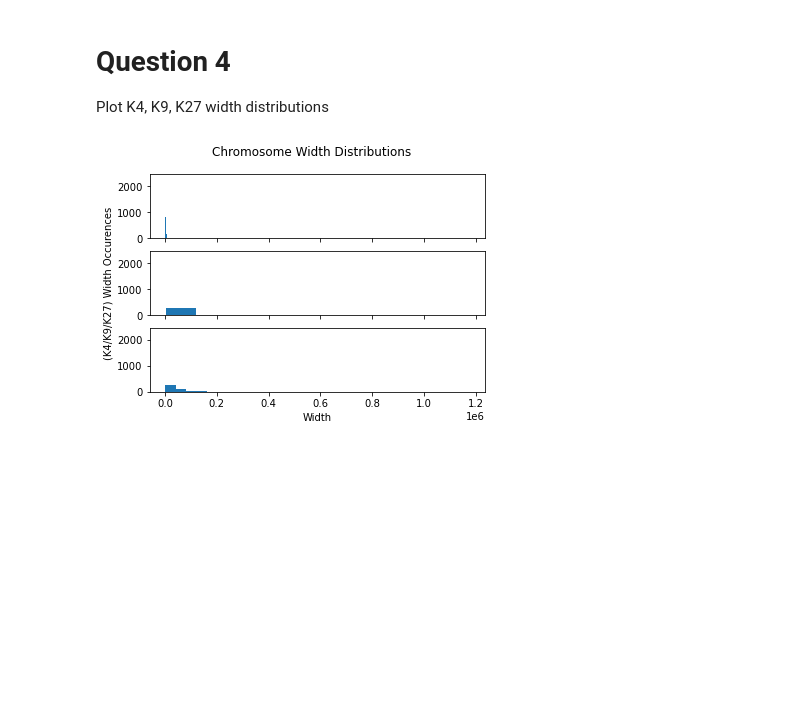
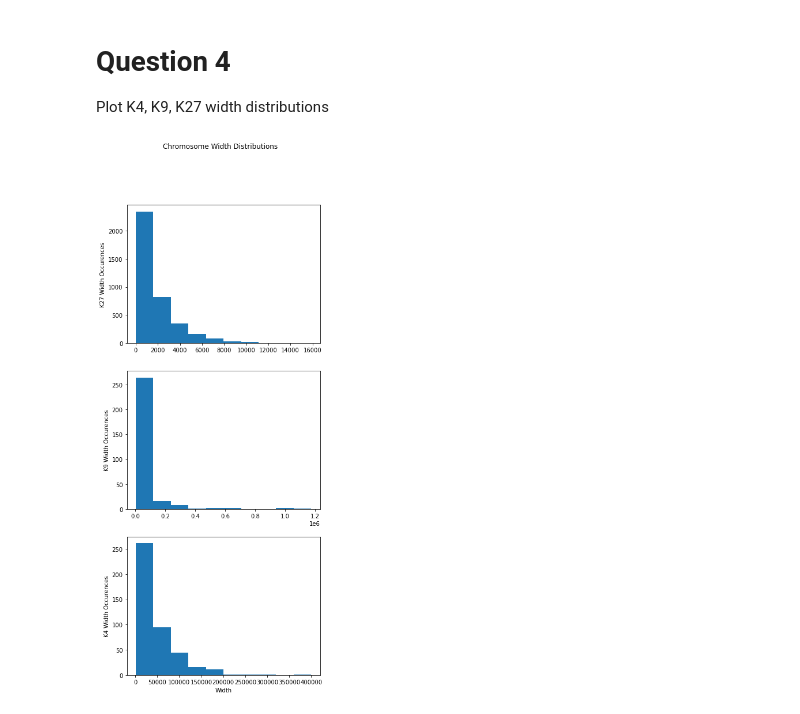
Before and after one commit to JTSEA89/qbb2020-answers, a Jupyter notebook: day1-lunch/Question 2.ipynb, the cells around one changed output. Drawn from its saved outputs; the diff is of its cells as text; code cells hidden in the pictures; blank space fills up the shorter version.

```diff
--- a/day1-lunch/Question 2.ipynb
+++ b/day1-lunch/Question 2.ipynb
@@ -212,14 +208,17 @@ plt.show()
 # Question 4
 Plot K4, K9, K27 width distributions
 # %%
-fig_2, ax = plt.subplots(nrows=3, sharex=True, sharey=True)
+fig_2, ax = plt.subplots(nrows=3)
+fig_2.set_figheight(15)
 ax[0].hist( df_k4.loc[:,"width"] )
 ax[1].hist( df_k9.loc[:,"width"] )
 ax[2].hist( df_k27.loc[:,"width"] )
 
 fig_2.suptitle("Chromosome Width Distributions")
 ax[2].set_xlabel("Width")
-ax[1].set_ylabel("(K4/K9/K27) Width Occurences")
+ax[0].set_ylabel("K27 Width Occurences")
+ax[1].set_ylabel("K9 Width Occurences")
+ax[2].set_ylabel("K4 Width Occurences")
 plt.show()
 # %% [output]
-[figure, old version]
+[figure, new version]
```
Also changed, not shown: parts of 2 cells of this notebook.
